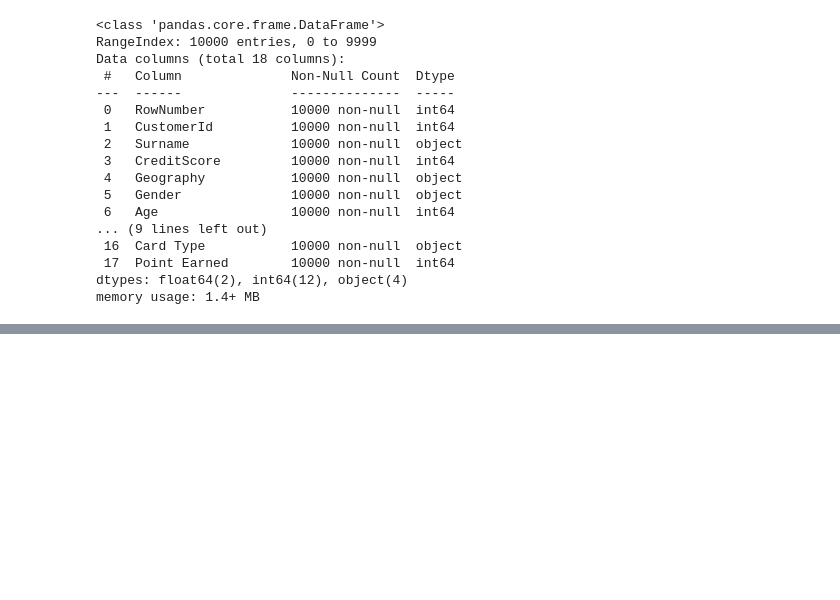
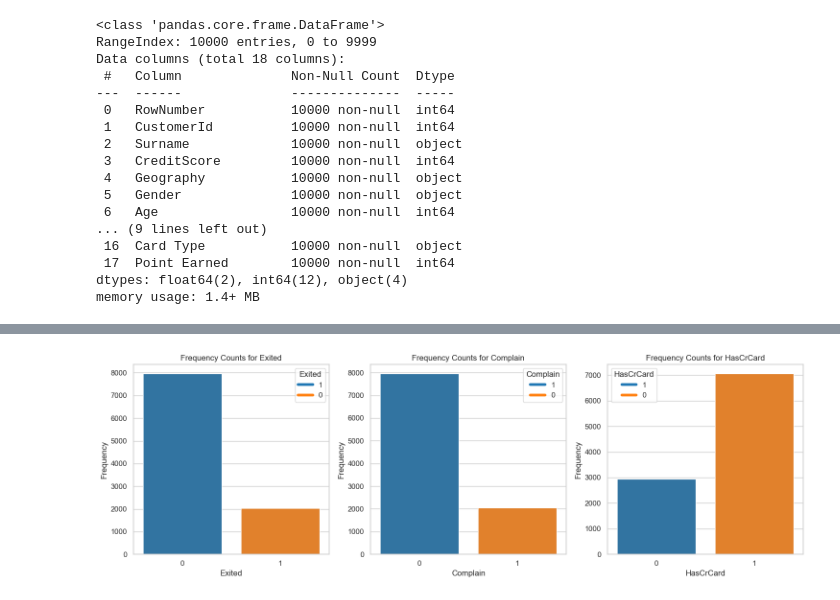
Before and after one commit to etimexo/Bank_customer_churn_predict, a Jupyter notebook: notebooks/book_1.ipynb, the cells around one changed output, grey strips where cells are left out. Drawn from its saved outputs; the diff is of its cells as text; code cells hidden in the pictures; blank space fills up the shorter version.

```diff
--- a/notebooks/book_1.ipynb
+++ b/notebooks/book_1.ipynb
@@ -36,0 +108,27 @@ memory usage: 1.4+ MB
+# %%
+categorical_columns = ['Exited', 'Complain', "HasCrCard"]
+
+# Custom colors for each bar (you can customize this list as needed)
+colors = ['#1f77b4', '#ff7f0e', '#2ca02c', '#d62728', '#9467bd', '#8c564b', '#e377c2', '#7f7f7f', '#bcbd22', '#17becf']
+
+
+# Create a figure with subplots side by side
+fig, axes = plt.subplots(1, len(categorical_columns), figsize=(15, 5))
+
+for i, col in enumerate(categorical_columns):
+    sns.countplot(x=df[col], hue=df[col], palette=colors[:df[col].nunique()], ax=axes[i], legend=False)
+    axes[i].set_title(f'Frequency Counts for {col}')
+    axes[i].set_xlabel(col)
+    axes[i].set_ylabel('Frequency')
+    axes[i].tick_params(axis='x')
+
+    # Custom legend for the plot
+    labels = df[col].unique()
+    custom_lines = [plt.Line2D([0], [0], color=colors[j], lw=4) for j in range(len(labels))]
+    axes[i].legend(custom_lines, labels, title=col)
+
+# Adjust layout
+plt.tight_layout()
+plt.show()
+# %% [output]
+[figure, added]
```
Also changed, not shown: parts of 8 cells of this notebook.
